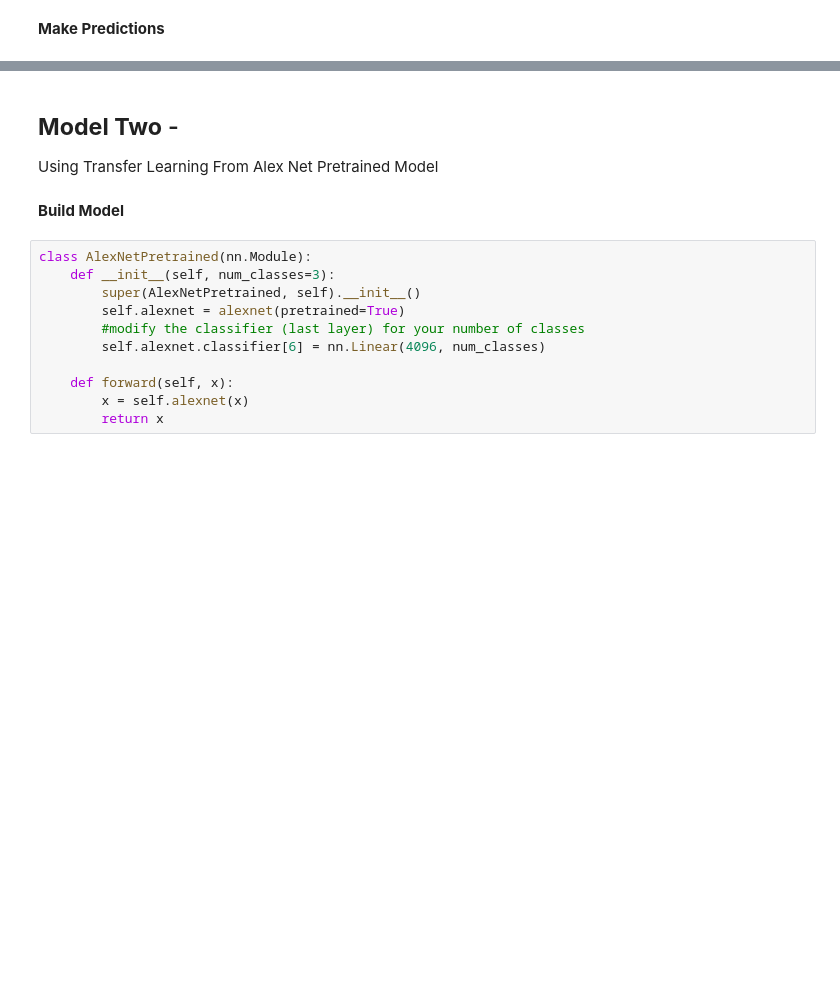
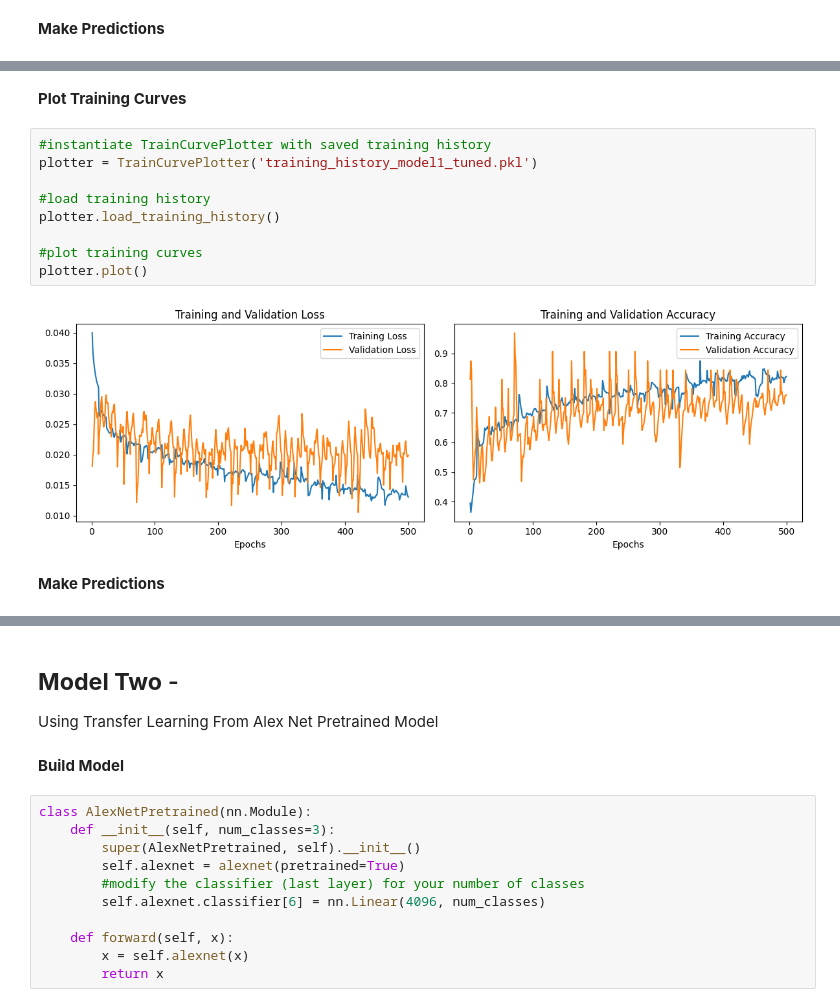
Before and after one commit to sleekyucee/programming4AI, a Jupyter notebook: Notebooks/Programming_and_Maths_INM702_CourseWork_TaskTwo_Amua_U.ipynb, the cells around one changed output, grey strips where cells are left out. Cells and saved outputs as stored; diff of their text form; blank space fills up the shorter version.

```diff
--- a/Notebooks/Programming_and_Maths_INM702_CourseWork_TaskTwo_Amua_U.ipynb
+++ b/Notebooks/Programming_and_Maths_INM702_CourseWork_TaskTwo_Amua_U.ipynb
@@ -1253,0 +1124,15 @@ Model One - Validation Accuracy: 78.33%
+# %% [markdown]
+**Plot Training Curves**
+# %%
+#instantiate TrainCurvePlotter with saved training history
+plotter = TrainCurvePlotter('training_history_model1_tuned.pkl')
+
+#load training history
+plotter.load_training_history()
+
+#plot training curves
+plotter.plot()
+# %% [output]
+[figure, added]
+# %% [markdown]
+**Make Predictions**
```
Also changed, not shown: parts of 73 cells of this notebook.
